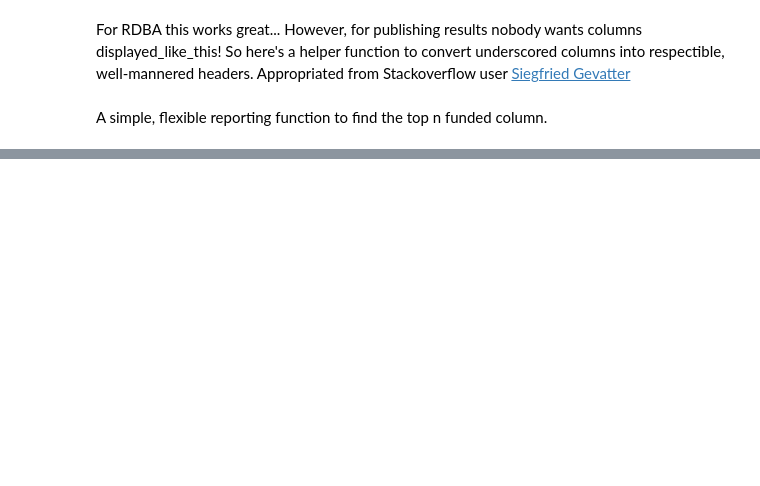
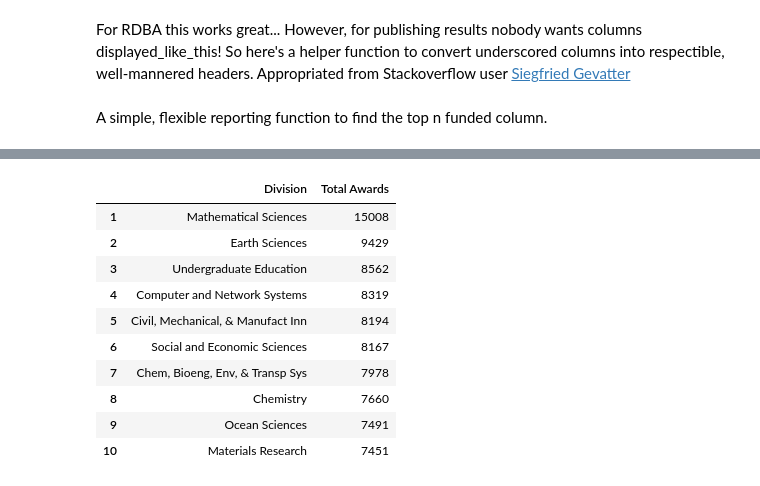
Before and after one commit to yinleon/NSF, a Jupyter notebook: nsf.ipynb, the cells around one changed output, grey strips where cells are left out. Saved outputs shown, nothing was run; the diff lists cells and outputs as text; code cells hidden in the pictures; blank space fills up the shorter version.

```diff
--- a/nsf.ipynb
+++ b/nsf.ipynb
@@ -182,4 +490,10 @@ def top_funds(col,n):
     fund_df = pd.DataFrame(sorted(top_fund_col, key=lambda k: k['Total Award Money'], reverse=True))
     fund_df.index = fund_df.index+1
     return fund_df[:n]
+# %%
+def top_awarded(col,n):
+    top_fund_col = [{beautify1(col):uni, "Total Awards" : len(award_df.loc[award_df[col]==uni])} for uni in award_df[col].unique()]
+    fund_df = pd.DataFrame(sorted(top_fund_col, key=lambda k: k['Total Awards'], reverse=True))
+    fund_df.index = fund_df.index+1
+    return fund_df[:n]
 # %%
@@ -188,0 +547,14 @@ top_funds('division',5)
+# %%
+top_awarded('Division',10)
+# %% [output]
+|  | Division | Total Awards |
+| 1 | Mathematical Sciences | 15008 |
+| 2 | Earth Sciences | 9429 |
+| 3 | Undergraduate Education | 8562 |
+| 4 | Computer and Network Systems | 8319 |
+| 5 | Civil, Mechanical, & Manufact Inn | 8194 |
+| 6 | Social and Economic Sciences | 8167 |
+| 7 | Chem, Bioeng, Env, & Transp Sys | 7978 |
+| 8 | Chemistry | 7660 |
+| 9 | Ocean Sciences | 7491 |
+| 10 | Materials Research | 7451 |
```
Also changed, not shown: parts of 34 cells of this notebook.
